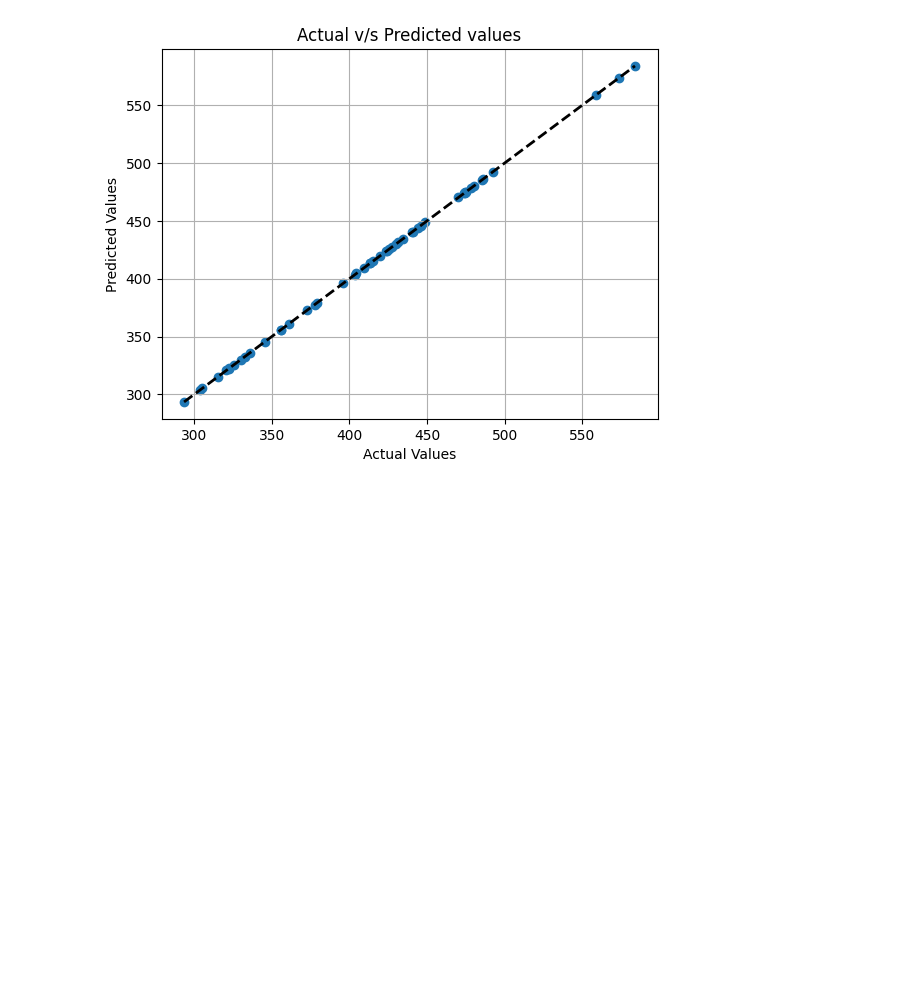
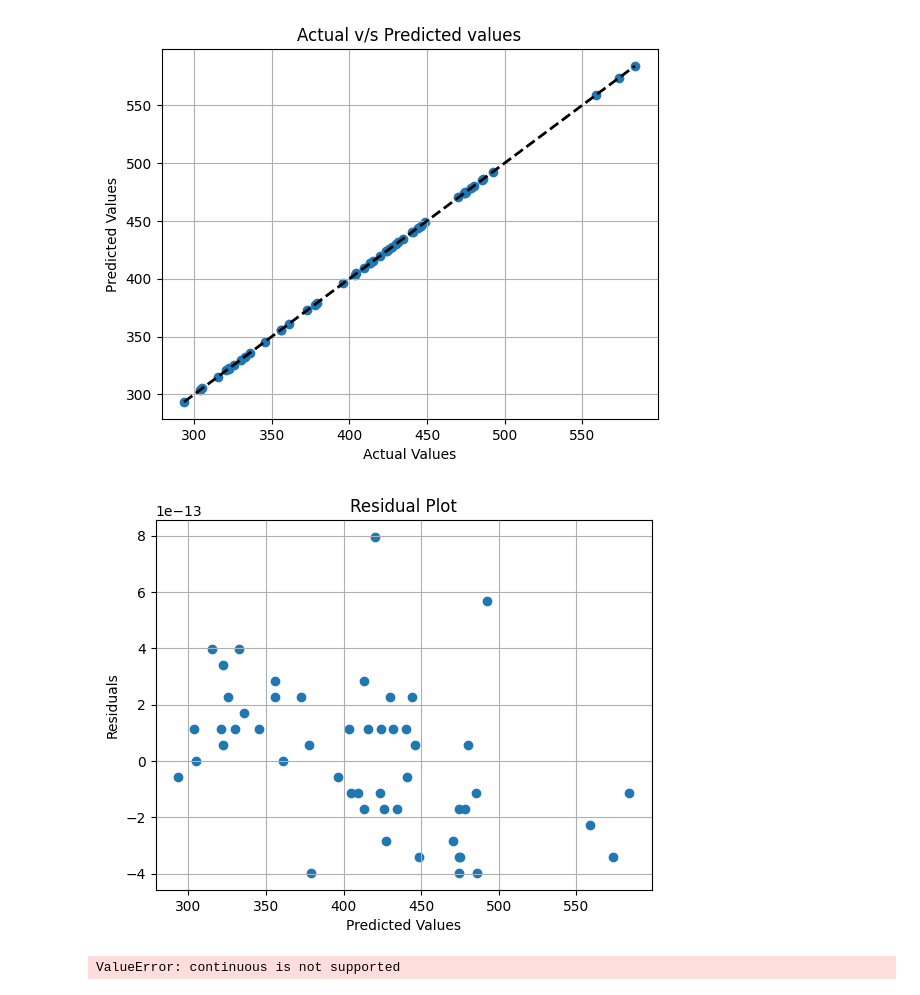
Before and after one commit to ankitg-02/Netflix-stock-analysis, a Jupyter notebook: Netflix_stock_analysis.ipynb, the cells around one changed output. Cells and saved outputs as stored; diff of their text form; code cells hidden in the pictures; blank space fills up the shorter version.

```diff
--- a/Netflix_stock_analysis.ipynb
+++ b/Netflix_stock_analysis.ipynb
@@ -147,3 +149,13 @@ plt.grid("True")
 plt.show()
 # %% [output]
 [figure]
+# %%
+y_residual=y_test-y_prediction
+plt.scatter(y_prediction, y_residual)
+plt.title('Residual Plot')
+plt.xlabel('Predicted Values')
+plt.ylabel('Residuals')
+plt.grid("True")
+plt.show()
+# %% [output]
+[figure, added]
@@ -149,0 +164,5 @@ plt.show()
+# %%
+score=accuracy_score
+model=score(y_test,y_prediction,normalize=True)
+# %% [output]
+ValueError: continuous is not supported
```
Also changed, not shown: parts of 2 cells of this notebook.
